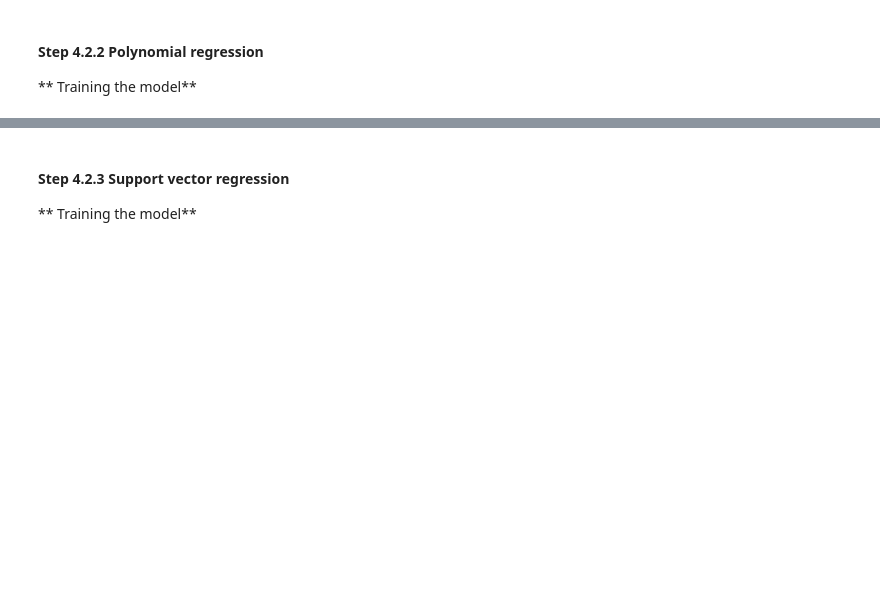
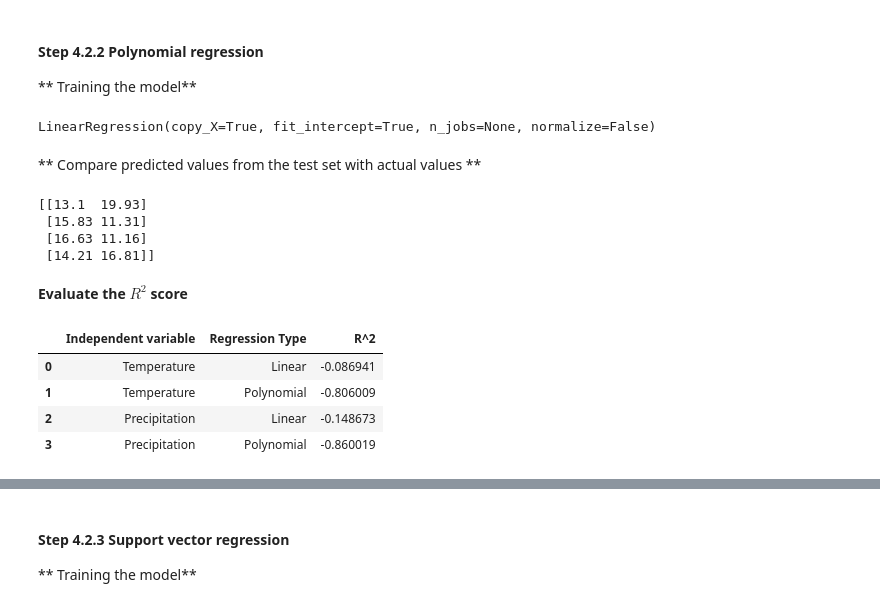
Before and after one commit to wkrzywiec/polish-crops, a Jupyter notebook: polish-crops.ipynb, the cells around one changed output, grey strips where cells are left out. Drawn from its saved outputs; the diff is of its cells as text; code cells hidden in the pictures; blank space fills up the shorter version.

```diff
--- a/polish-crops.ipynb
+++ b/polish-crops.ipynb
@@ -560,3 +560,33 @@ plt.show()
 #### Step 4.2.2 Polynomial regression
 
 ** Training the model**
+# %%
+poly_reg = PolynomialFeatures(degree = 4)
+x_poly = poly_reg.fit_transform(x_train)
+poly_model = LinearRegression()
+poly_model.fit(x_poly, y_train)
+# %% [output]
+LinearRegression(copy_X=True, fit_intercept=True, n_jobs=None, normalize=False)
+# %% [markdown]
+** Compare predicted values from the test set with actual values **
+# %%
+y_pred = poly_model.predict(poly_reg.transform(x_test))
+np.set_printoptions(precision=2)
+print(np.concatenate((y_pred.reshape(len(y_pred),1), y_test.reshape(len(y_test),1)),1))
+# %% [output]
+[[13.1  19.93]
+ [15.83 11.31]
+ [16.63 11.16]
+ [14.21 16.81]]
+# %% [markdown]
+**Evaluate the $R^2$ score**
+# %%
+r2 = r2_score(y_test, y_pred)
+results_df = results_df.append({'Independent variable': 'Precipitation', 'Regression Type': 'Polynomial', 'R^2': r2}, ignore_index=True)
+results_df
+# %% [output]
+|  | Independent variable | Regression Type | R^2 |
+| 0 | Temperature | Linear | -0.086941 |
+| 1 | Temperature | Polynomial | -0.806009 |
+| 2 | Precipitation | Linear | -0.148673 |
+| 3 | Precipitation | Polynomial | -0.860019 |
```
Also changed, not shown: parts of 4 cells of this notebook.
